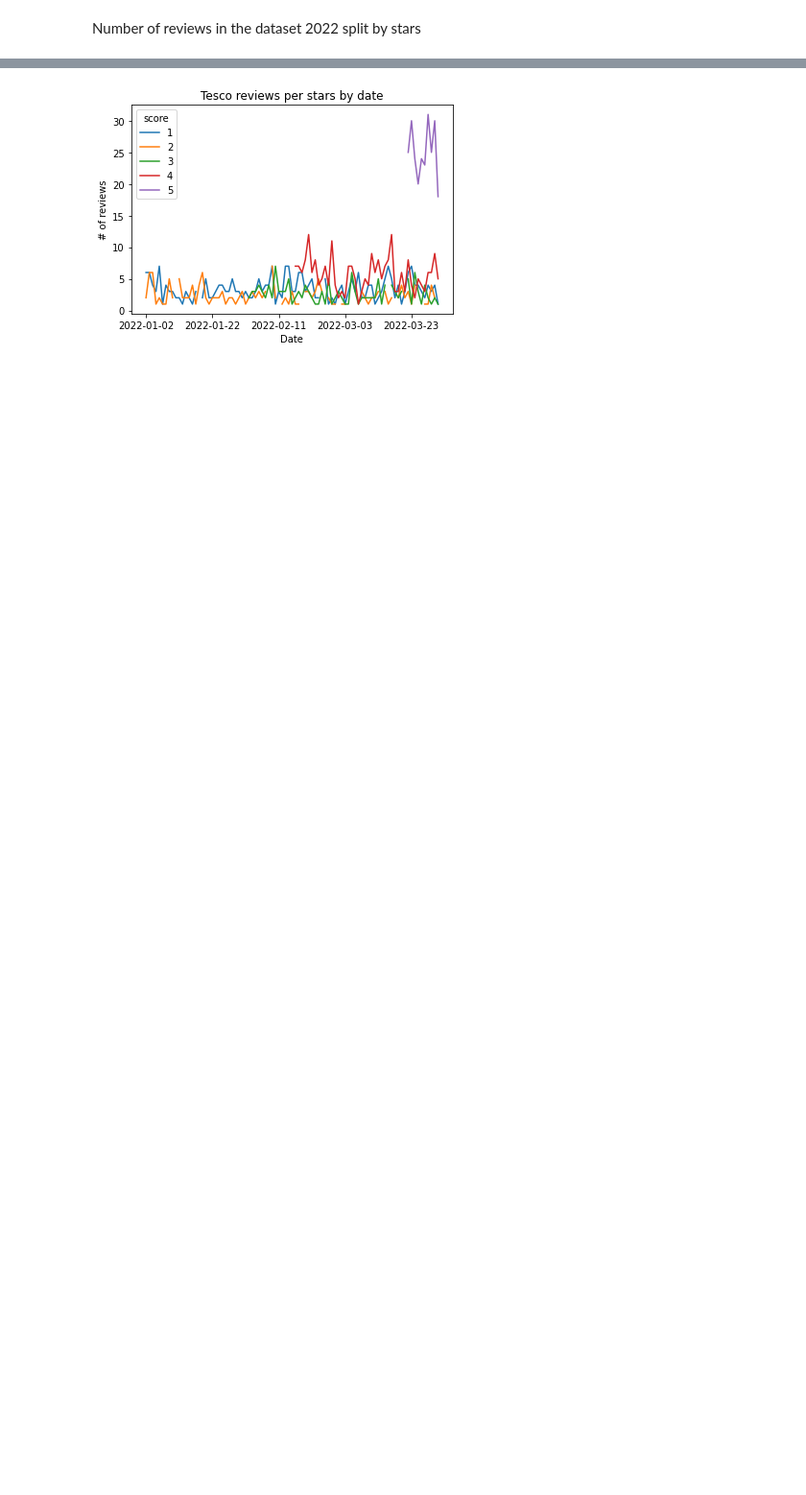
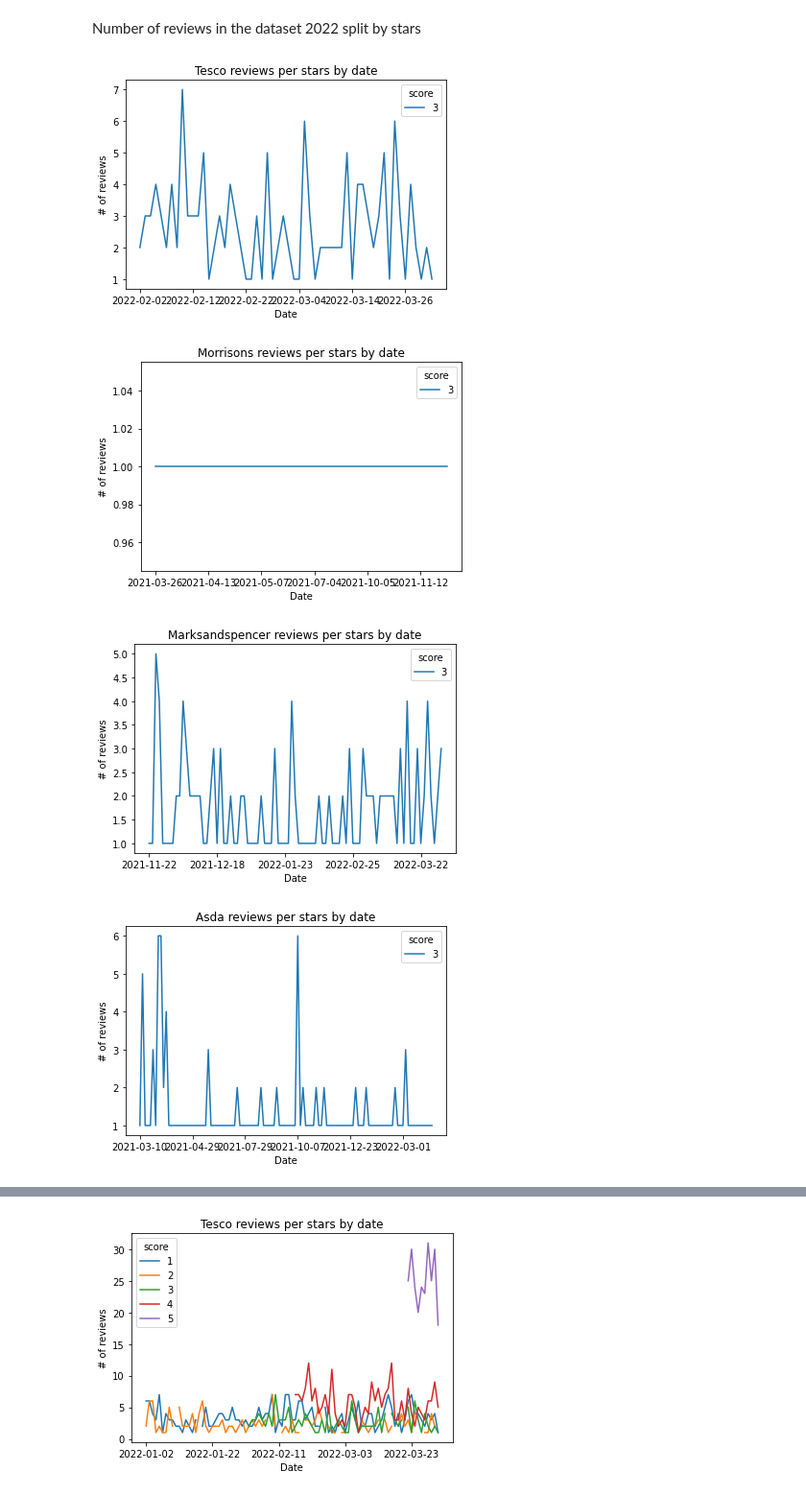
Before and after one commit to carlosperez-dev/delivery-apps-nlp, a Jupyter notebook: B099568.ipynb, the cells around one changed output, grey strips where cells are left out. Shown at 96% size. Cells and saved outputs as stored; diff of their text form; code cells hidden in the pictures; blank space fills up the shorter version.

```diff
--- a/B099568.ipynb
+++ b/B099568.ipynb
@@ -314,3 +326,5 @@ app_reviews_df.loc[app_reviews_df['word_count'] == 0]
 </ol>
 # %%
 app_reviews_df['ymd'] = [date.split(' ')[0] for date in app_reviews_df['at']]
+# %%
+app_reviews_df['time'] =[date.split(' ')[1] for date in app_reviews_df['at']]
@@ -330,3 +360,6 @@ app_reviews_df.loc[app_reviews_df['ymd'] >'2022-03-30']
 | 7860 | gp:AOqpTOHNbnxwDfHxAcm5C3wvbgB1C4... | Jo Jefferis | https://play-lh.googleusercontent... | Seamless and straightforward to use. | 5 | 0 | 2.7.3.2448 | 2022-03-31 17:17:31 | ... |
 | 7861 | gp:AOqpTOEtOo7D9nXv727QmLWYbQi6v3... | Geoff Siret | https://play-lh.googleusercontent... | great choice great value too. | 5 | 0 | 2.7.3.2448 | 2022-03-31 13:58:12 | ... |
 105 rows × 17 columns
+# %%
+for app in apps:
+    print(app,':', len(app_reviews_df.loc[app_reviews_df['appId'] == app]['reviewCreatedVersion'].value_counts()))
@@ -333,2 +376,15 @@ app_reviews_df.loc[app_reviews_df['ymd'] >'2022-03-30']
 # %% [markdown]
 Number of reviews in the dataset 2022 split by stars
+# %%
+for app in apps:
+    name = app.split('.')[1].title() if app != 'de.apptiv.business.android.aldi_uk' else app.split('.')[-1].split('_')[0].title()
+    app_reviews_df.loc[(app_reviews_df['score']== 3) & (app_reviews_df['ymd']>'2021-01-01') & (app_reviews_df['appId'] == app) ].groupby(['ymd','score'])['score'].count().unstack().plot(legend=True)
+    plt.title(f'{name} reviews per stars by date')
+    plt.xlabel('Date')
+    plt.ylabel('# of reviews')
+    plt.show()
+# %% [output]
+[figure, added]
+[figure, added]
+[figure, added]
+[figure, added]
```
Also changed, not shown: parts of 90 cells of this notebook, 8 other files.
